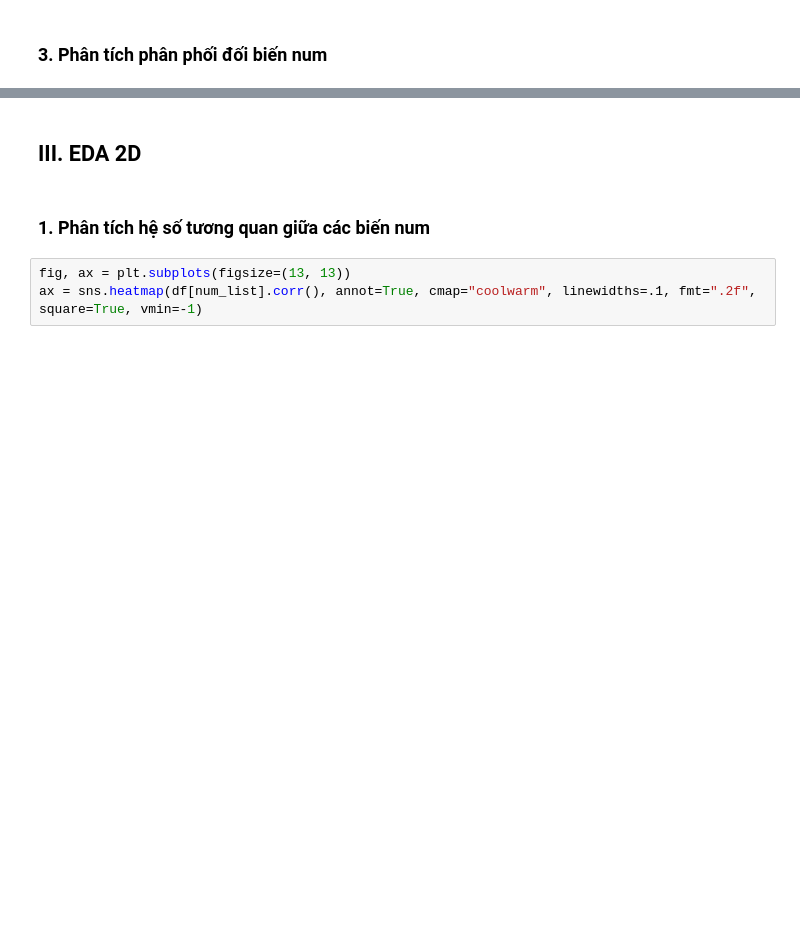
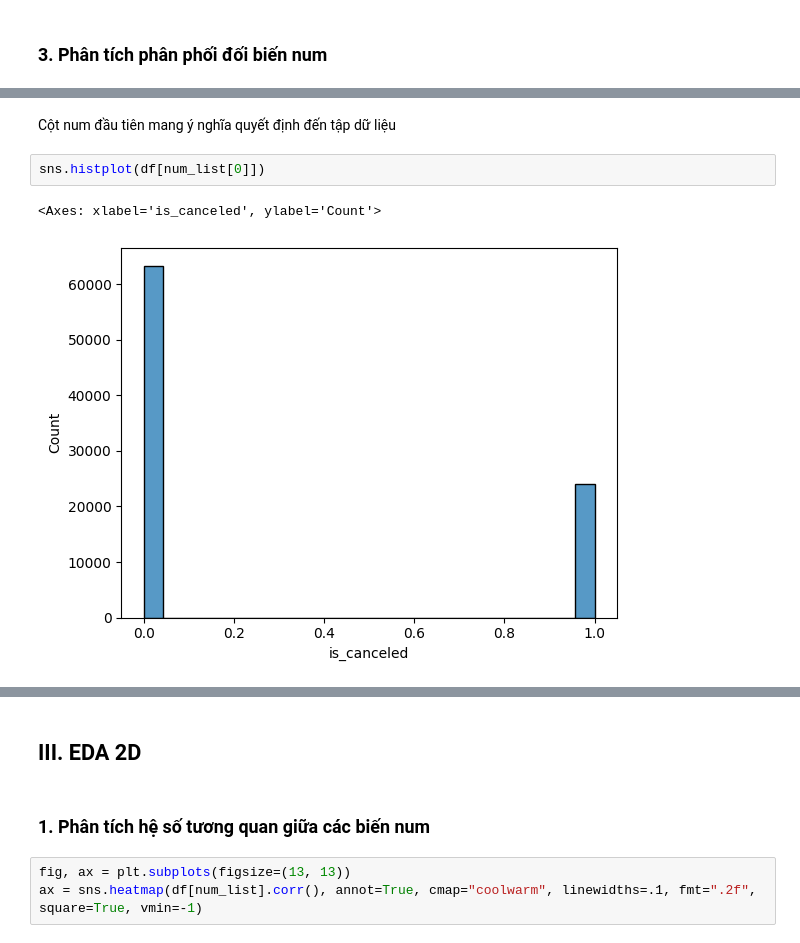
Before and after one commit to faithdanghuy/DataVis-Project, a Jupyter notebook: Source/HotelBooking.ipynb, the cells around one changed output, grey strips where cells are left out. Saved outputs shown, nothing was run; the diff lists cells and outputs as text; blank space fills up the shorter version.

```diff
--- a/Source/HotelBooking.ipynb
+++ b/Source/HotelBooking.ipynb
@@ -286,0 +255,7 @@ Name: stays_in_weekend_nights, dtype: float64
+# %% [markdown]
+Cột num đầu tiên mang ý nghĩa quyết định đến tập dữ liệu
+# %%
+sns.histplot(df[num_list[0]])
+# %% [output]
+<Axes: xlabel='is_canceled', ylabel='Count'>
+[figure, added]
```
Also changed, not shown: parts of 47 cells of this notebook.
